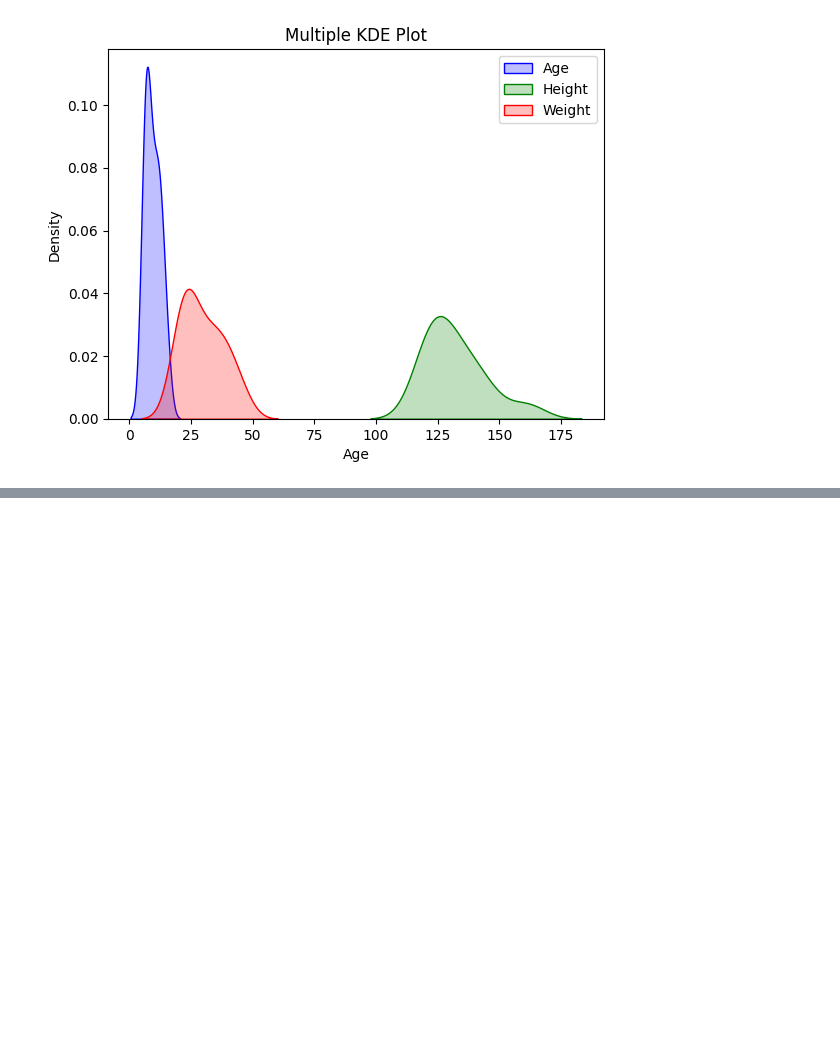
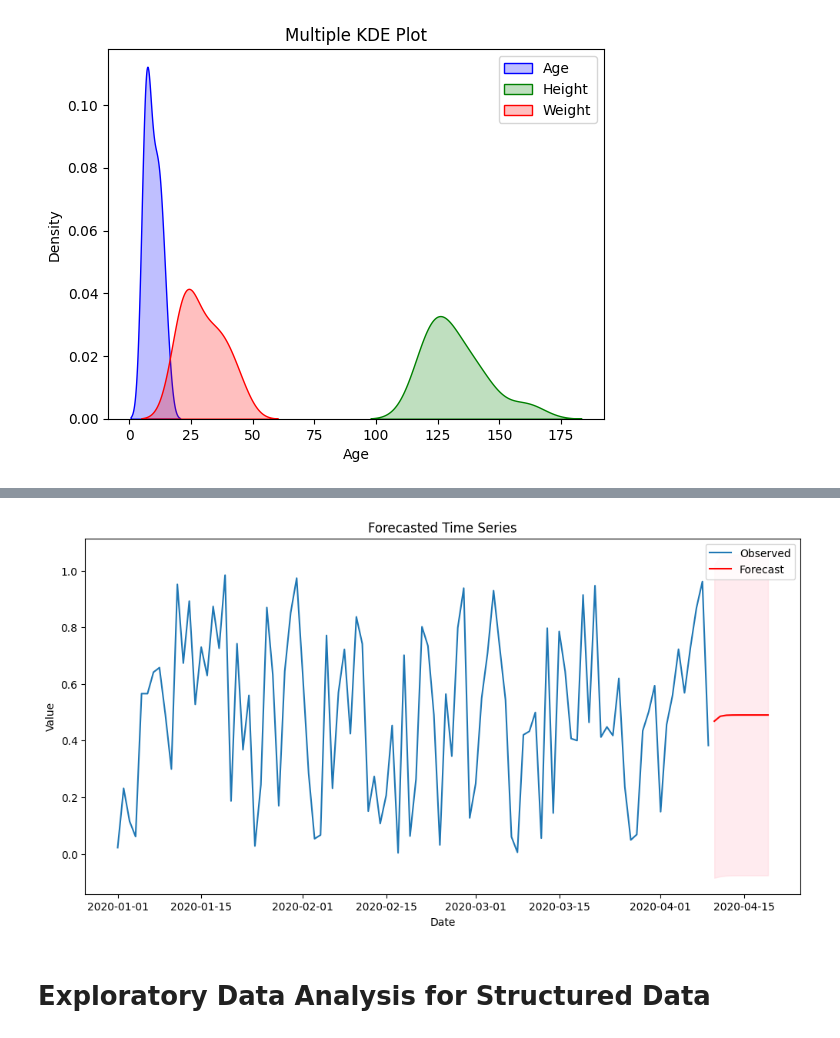
Before and after one commit to r4coder/DA, a Jupyter notebook: DA.ipynb, the cells around one changed output, grey strips where cells are left out. Cells and saved outputs as stored; diff of their text form; code cells hidden in the pictures; blank space fills up the shorter version.

```diff
--- a/DA.ipynb
+++ b/DA.ipynb
@@ -1194,0 +1321,9 @@ This will become an error in seaborn v0.14.0; please update your code.
+# %%
+# Fit an ARIMA model
+from statsmodels.tsa.arima.model import ARIMA
+p, d, q = 1, 1, 1
+model = ARIMA(df_numeric, order=(p, d, q))
+arima_result = model.fit()
+
+print("\nARIMA Model Summary:")
+print(arima_result.summary())
@@ -1194,0 +1348,19 @@ This will become an error in seaborn v0.14.0; please update your code.
+# %%
+# Forecasting future values
+forecast = arima_result.get_forecast(steps=10)
+forecast_ci = forecast.conf_int()
+# %%
+# Plot the forecast
+plt.figure(figsize=(12, 6))
+plt.plot(df_numeric, label='Observed')
+plt.plot(forecast.predicted_mean, label='Forecast', color='red')
+plt.fill_between(forecast_ci.index, forecast_ci.iloc[:, 0], forecast_ci.iloc[:, 1], color='pink', alpha=0.3)
+plt.title('Forecasted Time Series')
+plt.xlabel('Date')
+plt.ylabel('Value')
+plt.legend()
+plt.show()
+# %% [output]
+[figure, added]
+# %% [markdown]
+# **Exploratory Data Analysis for Structured Data**
```
Also changed, not shown: parts of 57 cells of this notebook.
